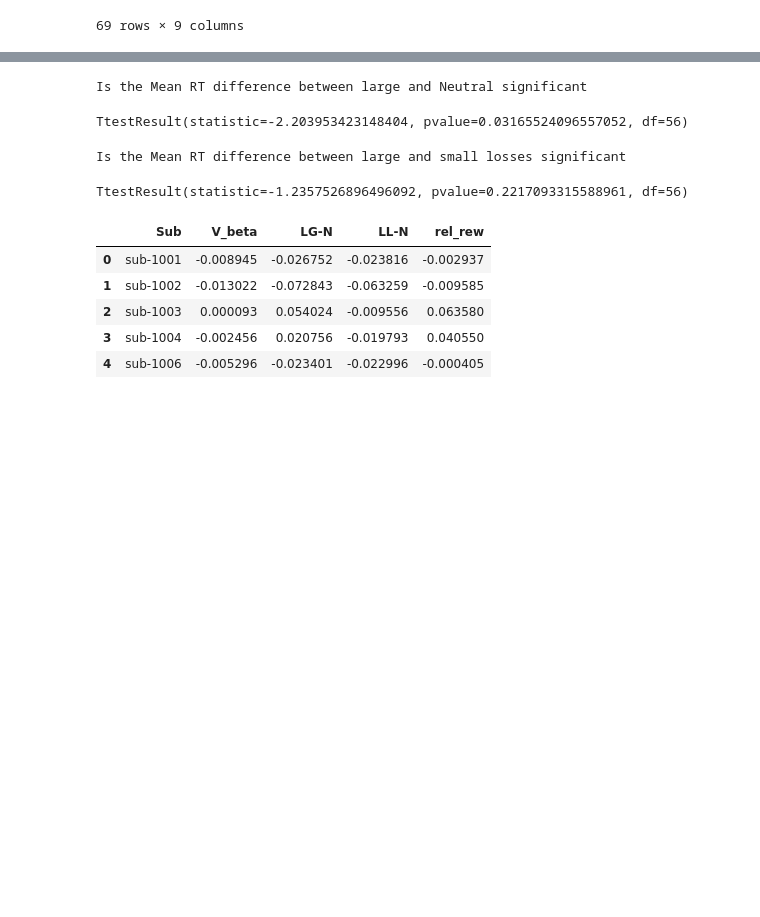
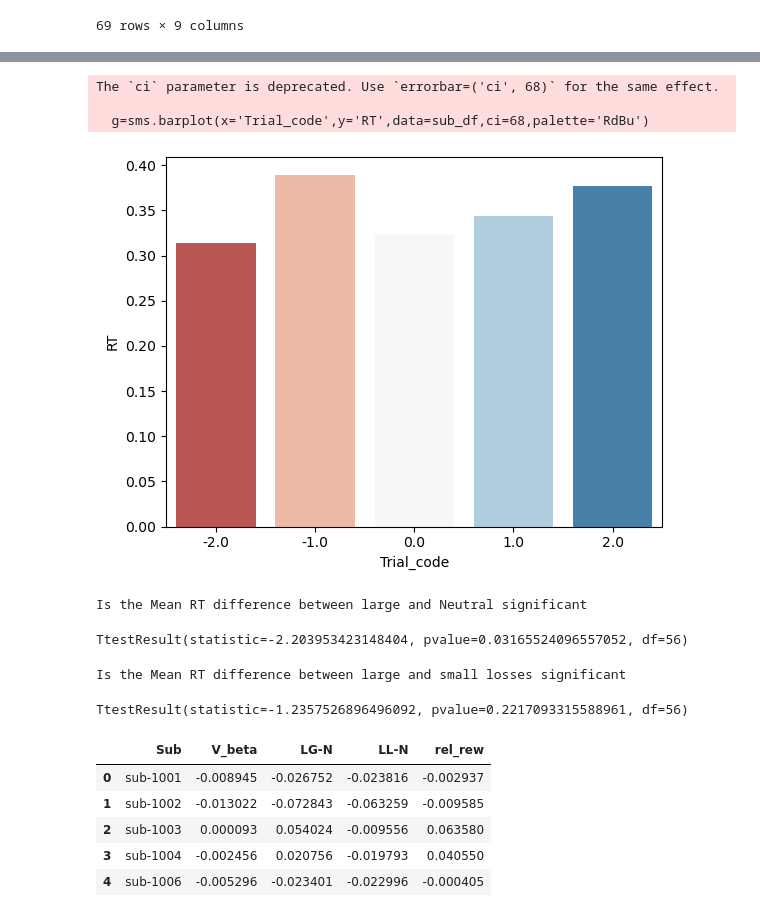
Before and after one commit to DVS-Lab/istart-mid-clean, a Jupyter notebook: code/Behave_update.ipynb, the cells around one changed output, grey strips where cells are left out. Saved outputs shown, nothing was run; the diff lists cells and outputs as text; code cells hidden in the pictures; blank space fills up the shorter version.

```diff
--- a/code/Behave_update.ipynb
+++ b/code/Behave_update.ipynb
@@ -219,4 +212,16 @@ The `ci` parameter is deprecated. Use `errorbar=('ci', 68)` for the same effect.
 [figure]
+# %%
+# Plot avg. RT for individual subs
+sub_df = group_df[(group_df['sub']=='sub-1003')]
+
+g=sms.barplot(x='Trial_code',y='RT',data=sub_df,ci=68,palette='RdBu')
+#plt.savefig('figures/RT_BAR.svg')
+plt.show()
+# %% [output]
+The `ci` parameter is deprecated. Use `errorbar=('ci', 68)` for the same effect.
+
+  g=sms.barplot(x='Trial_code',y='RT',data=sub_df,ci=68,palette='RdBu')
+[figure, added]
 # %%
 # Is mean RT different for LG>N?
 from scipy.stats import ttest_rel
```
Also changed, not shown: parts of 1 cell of this notebook.
